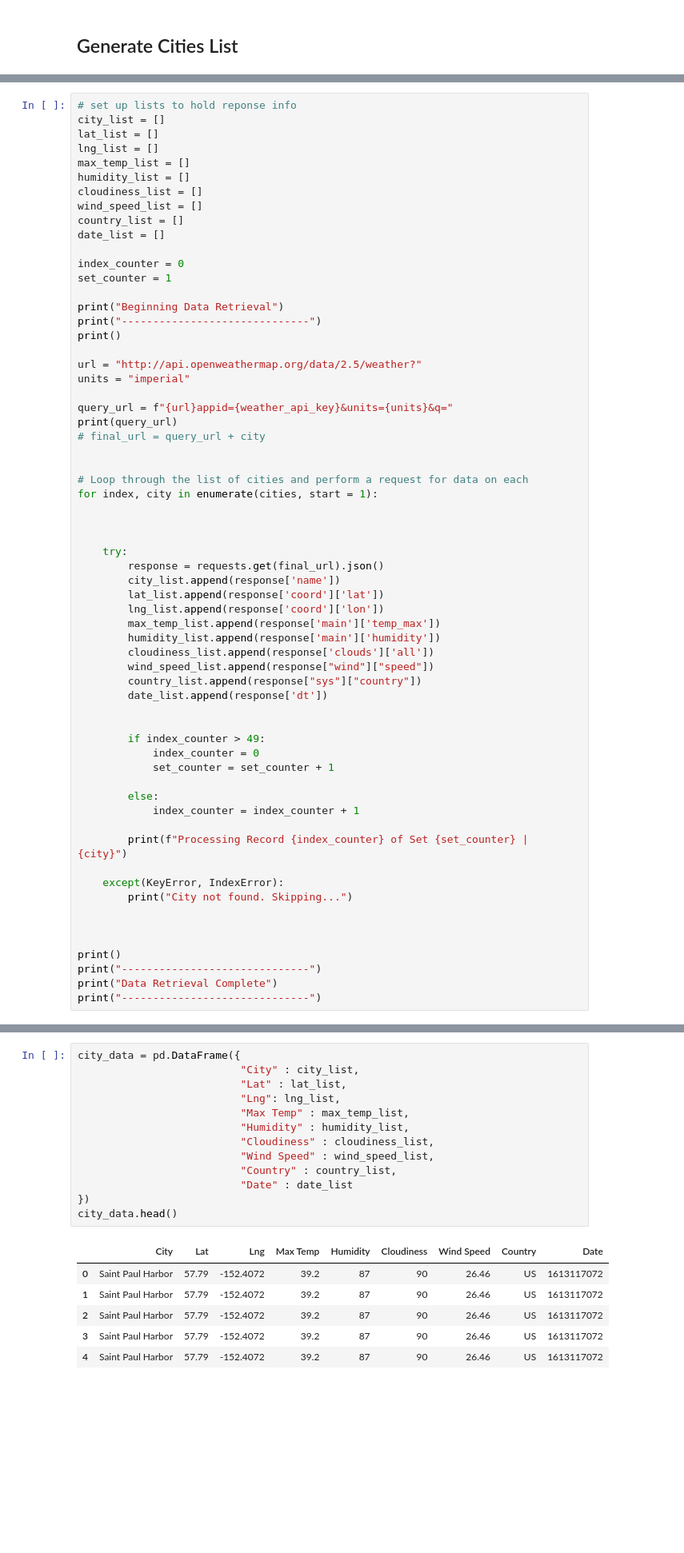
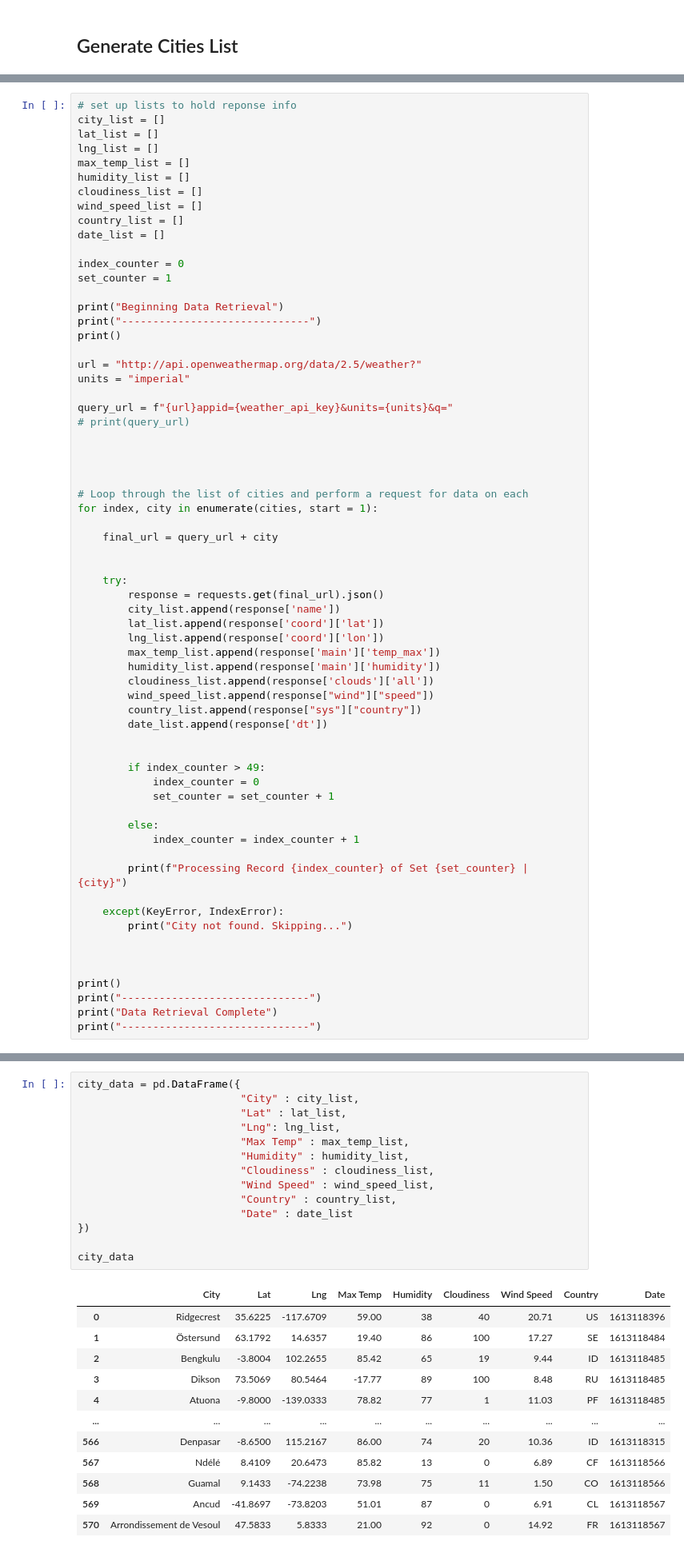
Before and after one commit to Smakdata24/python-api-challenge, a Jupyter notebook: WeatherPy/WeatherPy/WeatherPy.ipynb, the cells around one changed output, grey strips where cells are left out. Shown at 80% size. Saved outputs shown, nothing was run; the diff lists cells and outputs as text; blank space fills up the shorter version.

```diff
--- a/WeatherPy/WeatherPy/WeatherPy.ipynb
+++ b/WeatherPy/WeatherPy/WeatherPy.ipynb
@@ -77,13 +77,15 @@ url = "http://api.openweathermap.org/data/2.5/weather?"
 units = "imperial"
 
 query_url = f"{url}appid={weather_api_key}&units={units}&q="
-print(query_url)
-# final_url = query_url + city
+# print(query_url)
+
+
 
 
 # Loop through the list of cities and perform a request for data on each
 for index, city in enumerate(cities, start = 1):
 
+    final_url = query_url + city
 
 
     try:
@@ -142,20 +144,27 @@ Data Retrieval Complete
 # %%
 city_data = pd.DataFrame({
                           "City" : city_list,
                           "Lat" : lat_list,
                           "Lng": lng_list,
                           "Max Temp" : max_temp_list,
                           "Humidity" : humidity_list,
                           "Cloudiness" : cloudiness_list,
                           "Wind Speed" : wind_speed_list,
                           "Country" : country_list,
                           "Date" : date_list
 })
-city_data.head()
+
+city_data
 # %% [output]
 |  | City | Lat | Lng | Max Temp | Humidity | Cloudiness | Wind Speed | Country | Date |
-| 0 | Saint Paul Harbor | 57.79 | -152.4072 | 39.2 | 87 | 90 | 26.46 | US | 1613117072 |
-| 1 | Saint Paul Harbor | 57.79 | -152.4072 | 39.2 | 87 | 90 | 26.46 | US | 1613117072 |
-| 2 | Saint Paul Harbor | 57.79 | -152.4072 | 39.2 | 87 | 90 | 26.46 | US | 1613117072 |
-| 3 | Saint Paul Harbor | 57.79 | -152.4072 | 39.2 | 87 | 90 | 26.46 | US | 1613117072 |
-| 4 | Saint Paul Harbor | 57.79 | -152.4072 | 39.2 | 87 | 90 | 26.46 | US | 1613117072 |
+| 0 | Ridgecrest | 35.6225 | -117.6709 | 59.00 | 38 | 40 | 20.71 | US | 1613118396 |
+| 1 | Östersund | 63.1792 | 14.6357 | 19.40 | 86 | 100 | 17.27 | SE | 1613118484 |
+| 2 | Bengkulu | -3.8004 | 102.2655 | 85.42 | 65 | 19 | 9.44 | ID | 1613118485 |
+| 3 | Dikson | 73.5069 | 80.5464 | -17.77 | 89 | 100 | 8.48 | RU | 1613118485 |
+| 4 | Atuona | -9.8000 | -139.0333 | 78.82 | 77 | 1 | 11.03 | PF | 1613118485 |
+| ... | ... | ... | ... | ... | ... | ... | ... | ... | ... |
+| 566 | Denpasar | -8.6500 | 115.2167 | 86.00 | 74 | 20 | 10.36 | ID | 1613118315 |
+| 567 | Ndélé | 8.4109 | 20.6473 | 85.82 | 13 | 0 | 6.89 | CF | 1613118566 |
+| 568 | Guamal | 9.1433 | -74.2238 | 73.98 | 75 | 11 | 1.50 | CO | 1613118566 |
+| 569 | Ancud | -41.8697 | -73.8203 | 51.01 | 87 | 0 | 6.91 | CL | 1613118567 |
+| 570 | Arrondissement de Vesoul | 47.5833 | 5.8333 | 21.00 | 92 | 0 | 14.92 | FR | 1613118567 |
```
Also changed, not shown: parts of 16 cells of this notebook, 13 other files.
